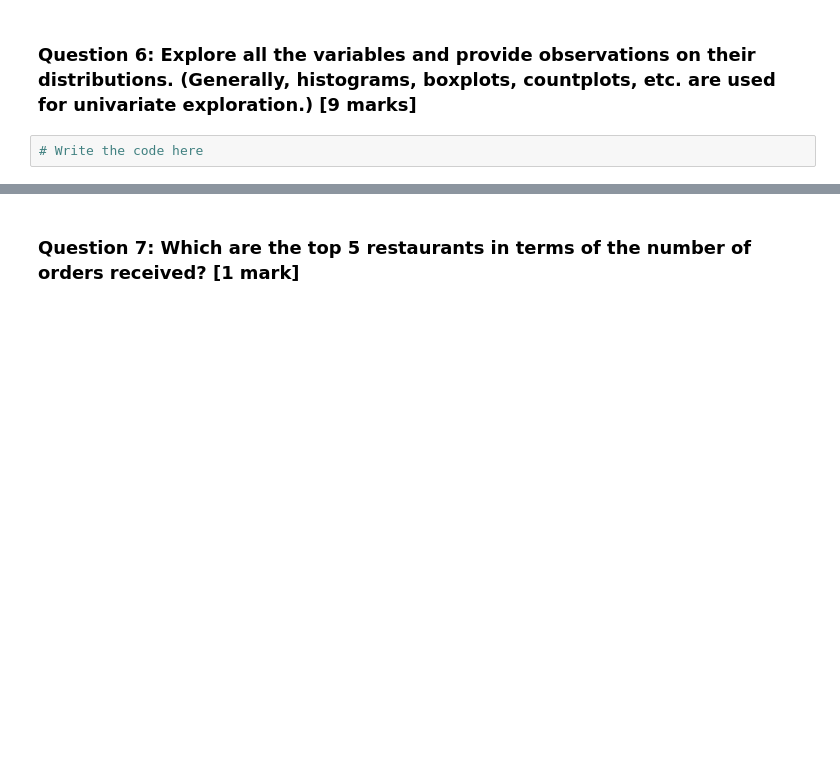
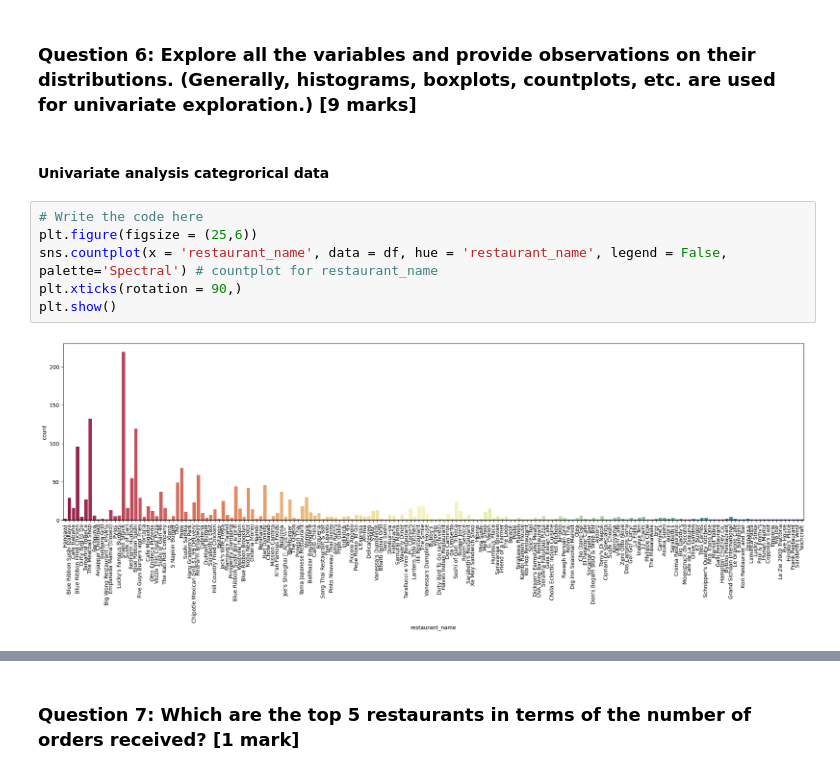
Before and after one commit to sheikhomer/FoodHubDataAnalysis, a Jupyter notebook: Learner_Notebook_Full_Code.ipynb, the cells around one changed output, grey strips where cells are left out. Drawn from its saved outputs; the diff is of its cells as text; blank space fills up the shorter version.

Commit message:
Univariate analysis of Categoriacal data

```diff
--- a/Learner_Notebook_Full_Code.ipynb
+++ b/Learner_Notebook_Full_Code.ipynb
@@ -201,5 +227,13 @@ df.head()
 ### Univariate Analysis
 # %% [markdown]
 ### **Question 6:** Explore all the variables and provide observations on their distributions. (Generally, histograms, boxplots, countplots, etc. are used for univariate exploration.) [9 marks]
-# %%
-# Write the code here
+# %% [markdown]
+#### Univariate analysis categrorical data
+# %%
+# Write the code here
+plt.figure(figsize = (25,6))
+sns.countplot(x = 'restaurant_name', data = df, hue = 'restaurant_name', legend = False, palette='Spectral') # countplot for restaurant_name
+plt.xticks(rotation = 90,)
+plt.show()
+# %% [output]
+[figure, added]
```
Also changed, not shown: parts of 18 cells of this notebook.
